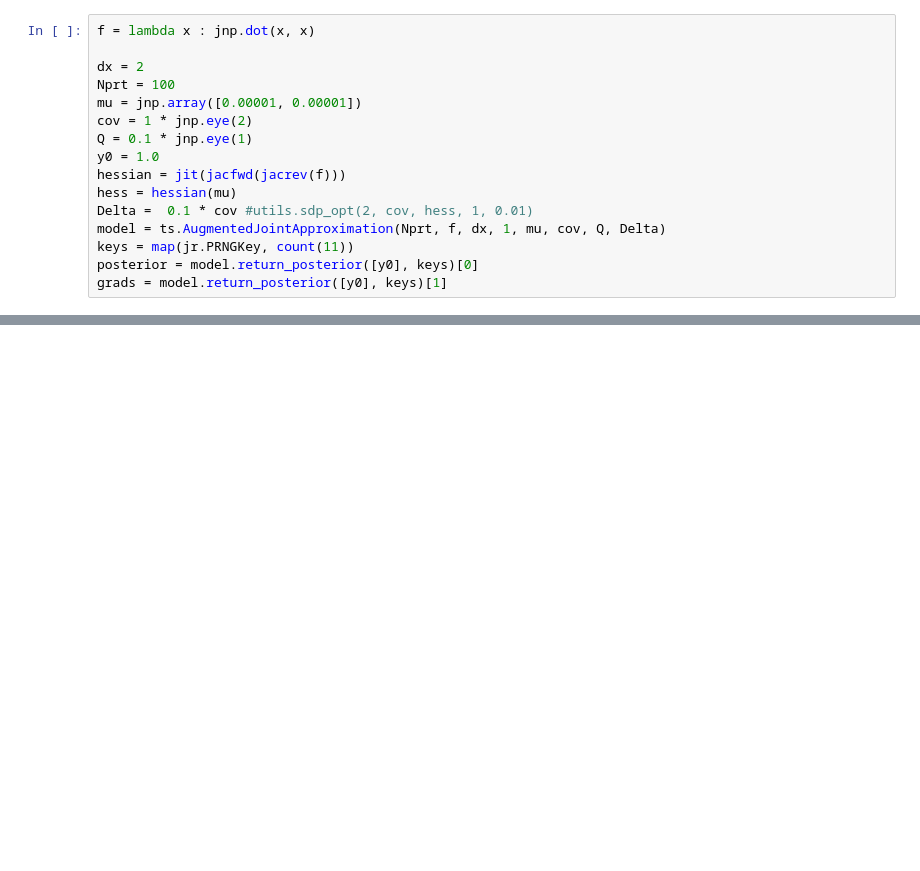
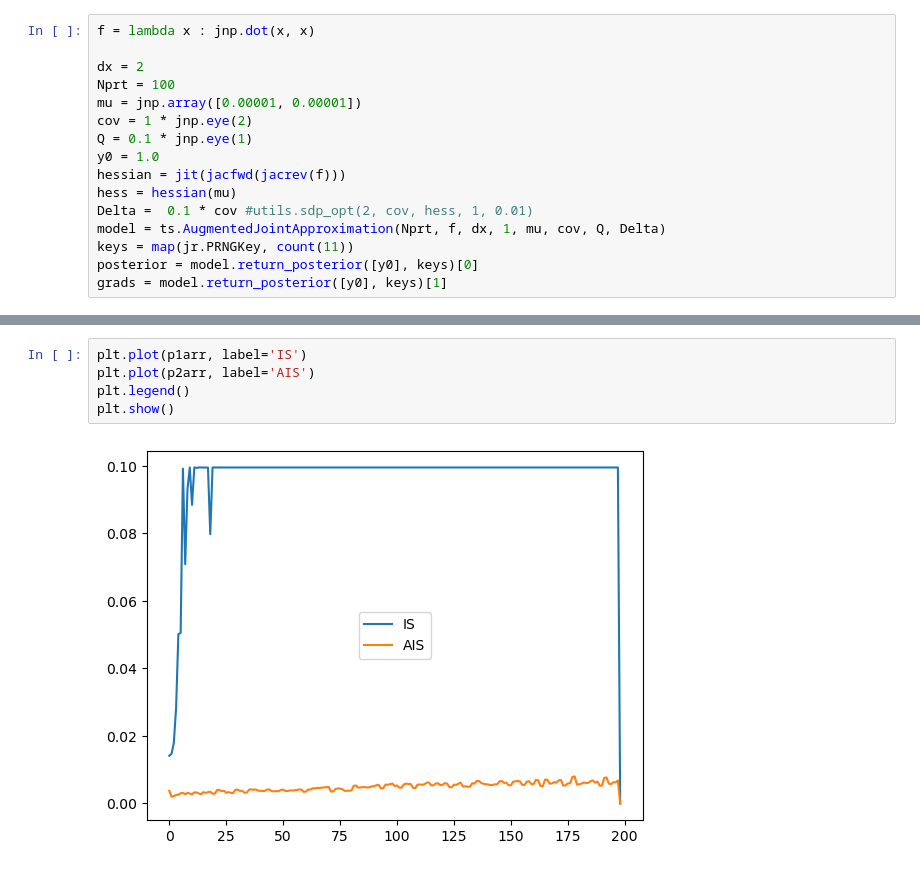
Before and after one commit to kostastsa/BayesianFiltering, a Jupyter notebook: docs/notebooks/test_static.ipynb, the cells around one changed output, grey strips where cells are left out. Drawn from its saved outputs; the diff is of its cells as text; blank space fills up the shorter version.

```diff
--- a/docs/notebooks/test_static.ipynb
+++ b/docs/notebooks/test_static.ipynb
@@ -49,0 +93,7 @@ print(posterior.means[33])
+# %%
+plt.plot(p1arr, label='IS')
+plt.plot(p2arr, label='AIS')
+plt.legend()
+plt.show()
+# %% [output]
+[figure, added]
```
Also changed, not shown: parts of 6 cells of this notebook, 7 other files.
